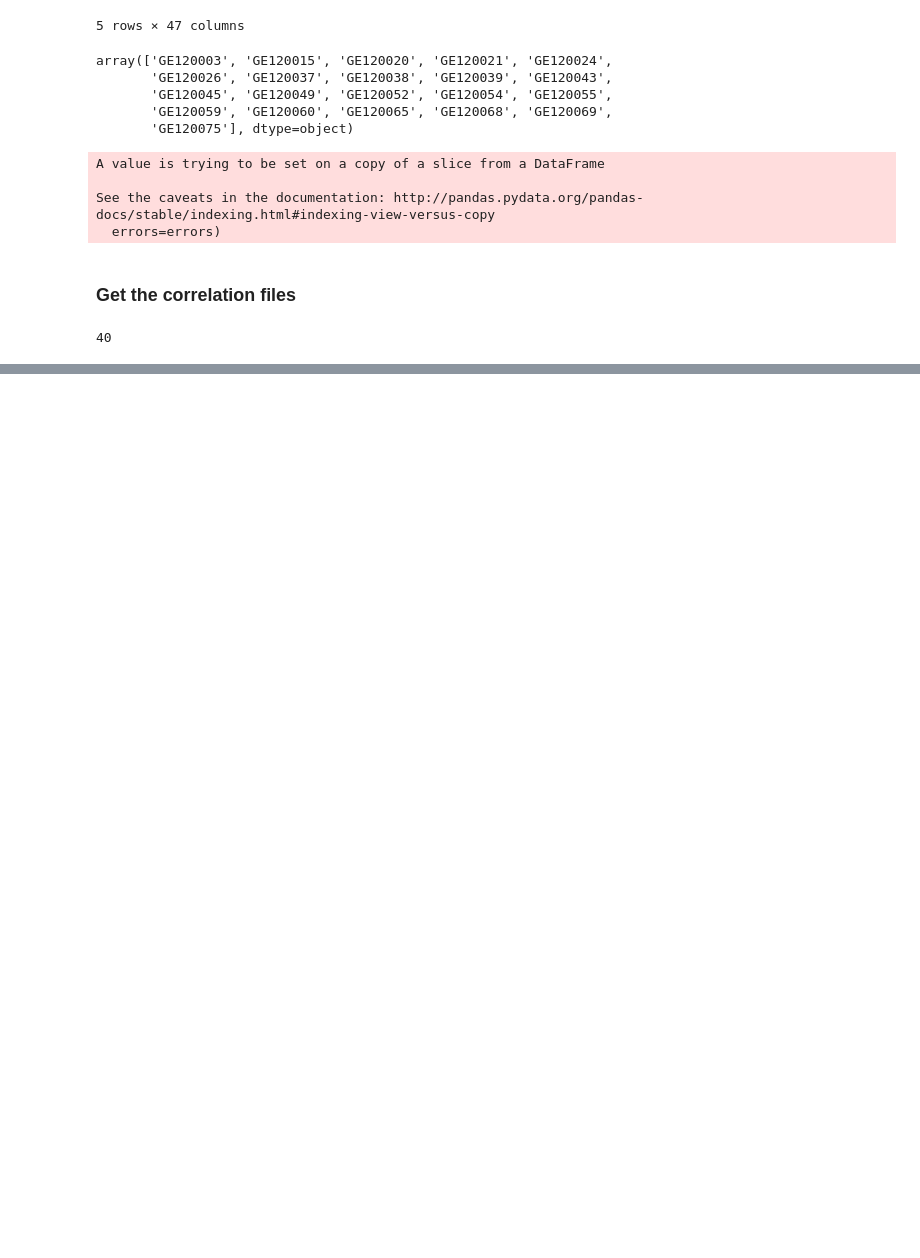
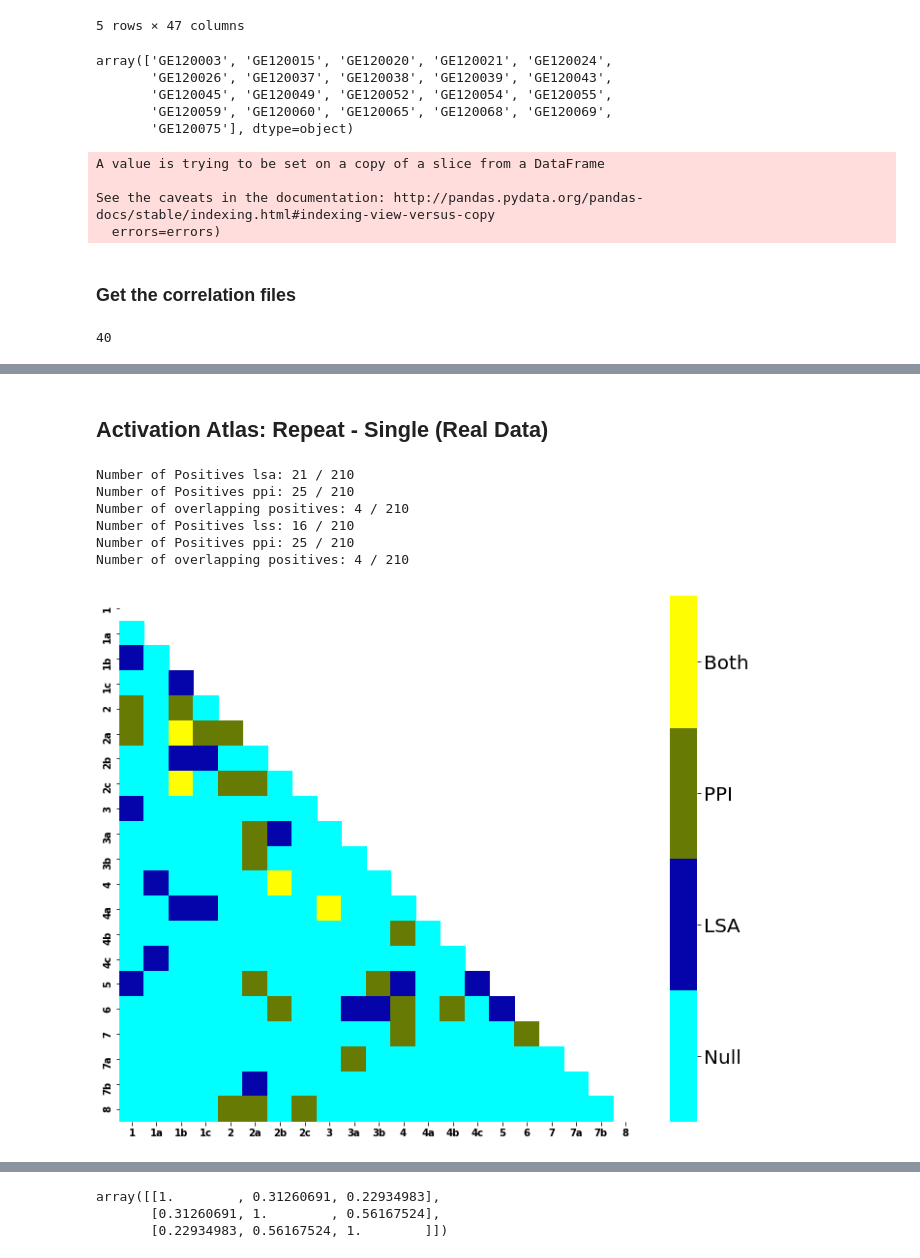
Before and after one commit to jdkent/BetaSeriesRealDataAnalysis, a Jupyter notebook: PPITest/compare_bsc_ppi.ipynb, the cells around one changed output, grey strips where cells are left out. Saved outputs shown, nothing was run; the diff lists cells and outputs as text; code cells hidden in the pictures; blank space fills up the shorter version.

```diff
--- a/PPITest/compare_bsc_ppi.ipynb
+++ b/PPITest/compare_bsc_ppi.ipynb
@@ -225,0 +314,14 @@ sum(res) / len(res)
+# %% [markdown]
+## Activation Atlas: Repeat - Single (Real Data)
+# %%
+fig_lsa, fig_lss, ppi_model_df, lss_model_df, lsa_model_df, overlap_lsa_df, overlap_lss_df = nf.compare_ppi_lss_lsa_sig(
+    ts_act_ppi_repeatxsingle, ts_act_lss_repeatxsingle, ts_act_lsa_repeatxsingle,
+    rois="activation", nthreads=N_THREADS, use_python=True)
+# %% [output]
+Number of Positives lsa: 21 / 210
+Number of Positives ppi: 25 / 210
+Number of overlapping positives: 4 / 210
+Number of Positives lss: 16 / 210
+Number of Positives ppi: 25 / 210
+Number of overlapping positives: 4 / 210
+[figure, added]
@@ -225,0 +329,6 @@ sum(res) / len(res)
+# %%
+np.corrcoef([lsa_model_df["estimate"], lss_model_df["estimate"], ppi_model_df["estimate"]])
+# %% [output]
+array([[1.        , 0.31260691, 0.22934983],
+       [0.31260691, 1.        , 0.56167524],
+       [0.22934983, 0.56167524, 1.        ]])
```
Also changed, not shown: parts of 41 cells of this notebook, 1 other file.
